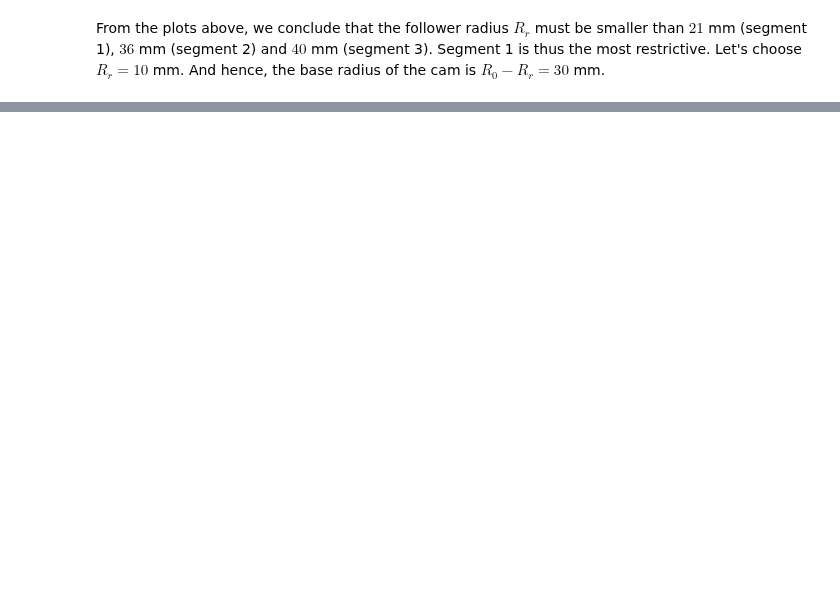
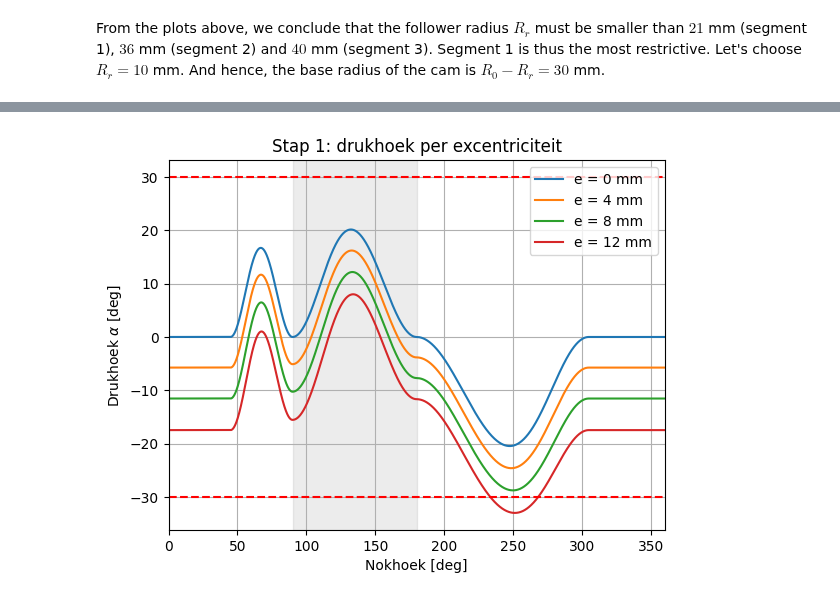
Before and after one commit to colincools/beweging, a Jupyter notebook: Algoritme-nok-ontwerp-2.ipynb, the cells around one changed output, grey strips where cells are left out. Saved outputs shown, nothing was run; the diff lists cells and outputs as text; code cells hidden in the pictures; blank space fills up the shorter version.

```diff
--- a/Algoritme-nok-ontwerp-2.ipynb
+++ b/Algoritme-nok-ontwerp-2.ipynb
@@ -582,0 +736,20 @@ plotCamContour(base_radius,follower_radius,exc,theta,lift,pressure_angle,dtheta)
+# %%
+# Stap 1: grove verkenning
+# drukhoek over de volledige nokrotatie, voor enkele excentriciteiten
+
+plt.figure()
+for e in [0, 4, 8, 12]:
+    alpha = calculatePressureAngle(vel, e, base_radius, follower_radius, lift)
+    plt.plot(theta_deg, alpha*180/np.pi, label='e = %d mm' % e)
+plt.axhline( 30, color='r', ls='--')
+plt.axhline(-30, color='r', ls='--')
+plt.axvspan(startangle2, endangle2, color='grey', alpha=0.15)  # stijgende beweging met hoogste dieptrekkracht
+plt.xlabel('Nokhoek [deg]')
+plt.ylabel(r'Drukhoek $\alpha$ [deg]')
+plt.xlim([0, 360])
+plt.grid()
+plt.legend()
+plt.title('Stap 1: drukhoek per excentriciteit')
+plt.show()
+# %% [output]
+[figure, added]
```
Also changed, not shown: parts of 28 cells of this notebook.
